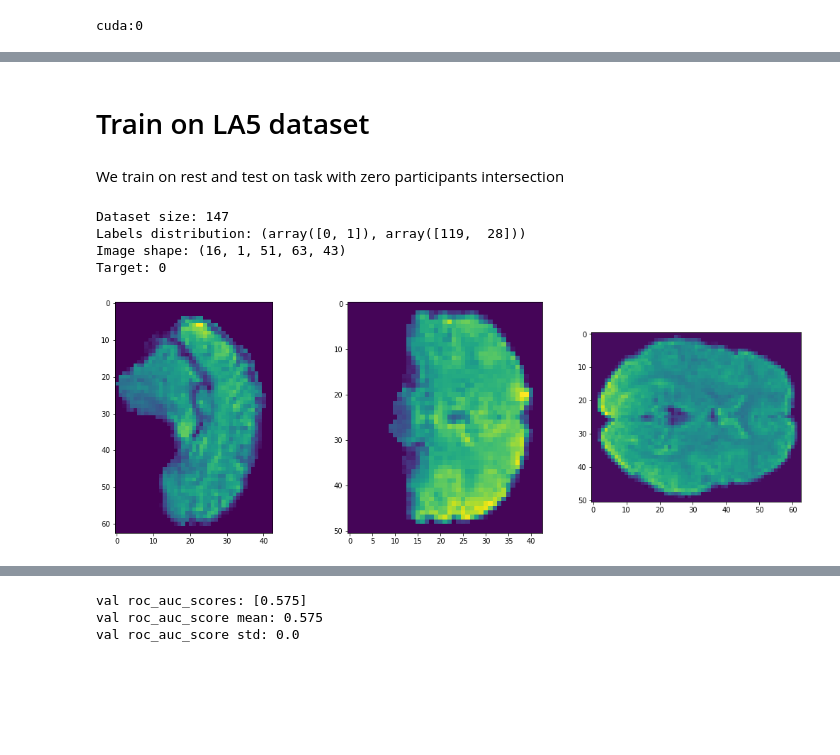
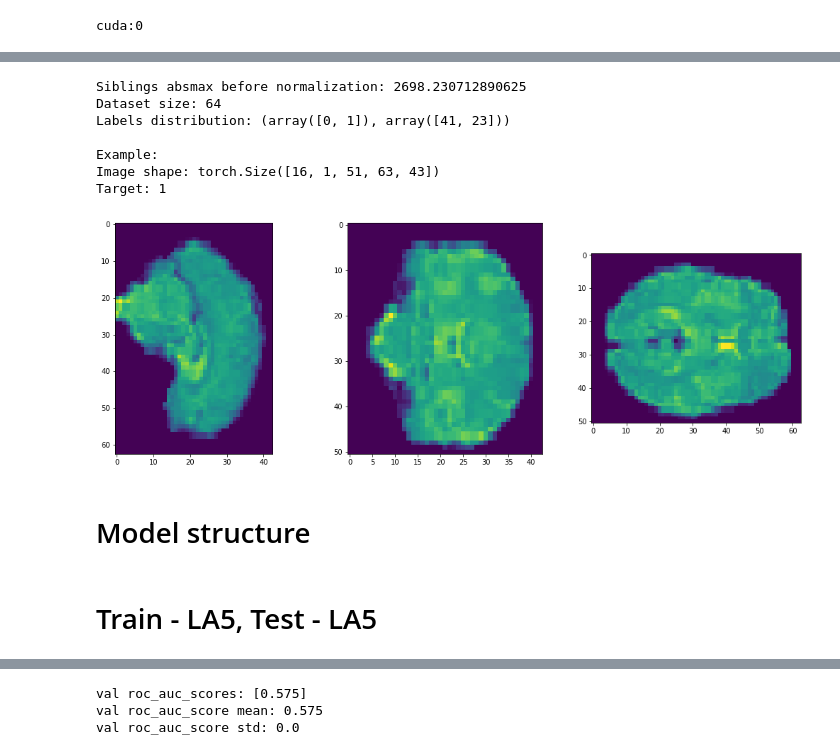
Before and after one commit to rakhimovv/mri-domain-adaptation, a Jupyter notebook: base_fmri.ipynb, the cells around one changed output, grey strips where cells are left out. Cells and saved outputs as stored; diff of their text form; code cells hidden in the pictures; blank space fills up the shorter version.

```diff
--- a/base_fmri.ipynb
+++ b/base_fmri.ipynb
@@ -27,0 +118,39 @@ import viz_tools
+# %%
+sibl_dataset = data.LA5_Siblings_MRI(
+    paths=paths.sibl_data,
+    target_path=paths.sibl_target_path,
+    load_online=True,
+    mri_type="fMRI",
+    mri_file_suffix=paths.sibl_fmri_file_suffix,
+    brain_mask_suffix=paths.sibl_fmri_brain_mask_suffix,
+    coord_min=(4,3,0),
+    img_shape=(40,52,43),
+    seq_len=16,
+    problems=['Schz/Control'],
+    temp_storage_path=paths.sibl_temp_npy_folder_path,
+)
+sibl_absmax = 2698.230712890625 # get_absmax(sibl_dataset)
+sibl_dataset.transform = transforms.Compose([
+    ToTensor,
+    functools.partial(AbsMaxScale, absmax=sibl_absmax),
+    functools.partial(torch.nn.functional.interpolate, size=la5_rest_dataset.img_shape, mode='nearest'),])
+print("Siblings absmax before normalization: {}".format(sibl_absmax))
+print("Dataset size: {}".format(len(sibl_dataset)))
+print("Labels distribution: {}\n".format(np.unique(sibl_dataset.labels, return_counts=True)))
+
+print("Example:")
+img, target = sibl_dataset[0]
+print("Image shape: {}".format(img.shape))
+print("Target: {}".format(target))
+viz_tools.plot_central_cuts(img.cpu(), t=-1)
+# %% [output]
+Siblings absmax before normalization: 2698.230712890625
+Dataset size: 64
+Labels distribution: (array([0, 1]), array([41, 23]))
+
+Example:
+Image shape: torch.Size([16, 1, 51, 63, 43])
+Target: 1
+[figure, added]
+# %% [markdown]
+# Model structure
@@ -28,30 +178,2 @@ import viz_tools
 # %% [markdown]
-# Train on LA5 dataset
+# Train - LA5, Test - LA5
-# %% [markdown]
-We train on rest and test on task with zero participants intersection
-# %%
-la5_rest_dataset = data.LA5_Siblings_MRI(
-    paths=paths.la5_data,
-    target_path=paths.la5_target_path,
-    load_online=True,
-    mri_type="fMRI",
-    mri_file_suffix=paths.la5_rest_fmri_file_suffix,
-    brain_mask_suffix=paths.la5_rest_fmri_brain_mask_suffix,
-    coord_min=(7, 7, 0),
-    img_shape=(51, 63, 43),
-    seq_len=16,
-    problems=['Schz/Control'],
-    temp_storage_path=paths.la5_temp_npy_folder_path
-)
-print("Dataset size: {}".format(len(la5_rest_dataset)))
-print("Labels distribution: {}".format(np.unique(la5_rest_dataset.labels, return_counts=True)))
-img, target = la5_rest_dataset[0]
-print("Image shape: {}".format(img.shape))
-print("Target: {}".format(target))
-viz_tools.plot_central_cuts(img, t=-1)
-# %% [output]
-Dataset size: 147
-Labels distribution: (array([0, 1]), array([119,  28]))
-Image shape: (16, 1, 51, 63, 43)
-Target: 0
-[figure, removed]
```
Also changed, not shown: parts of 29 cells of this notebook, 2 other files.
